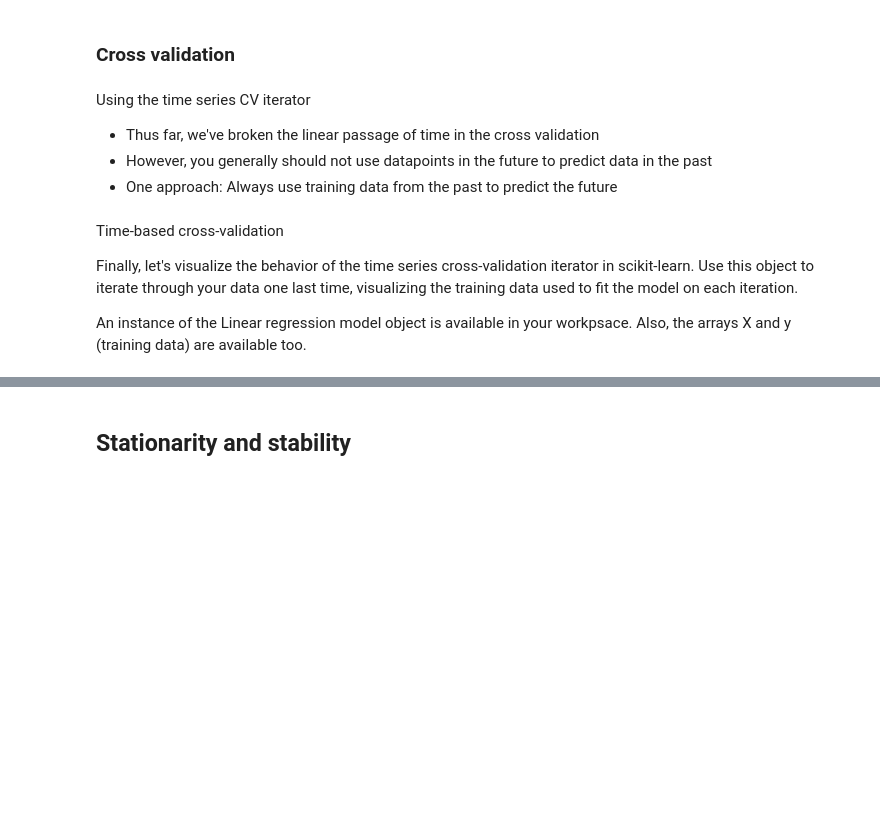
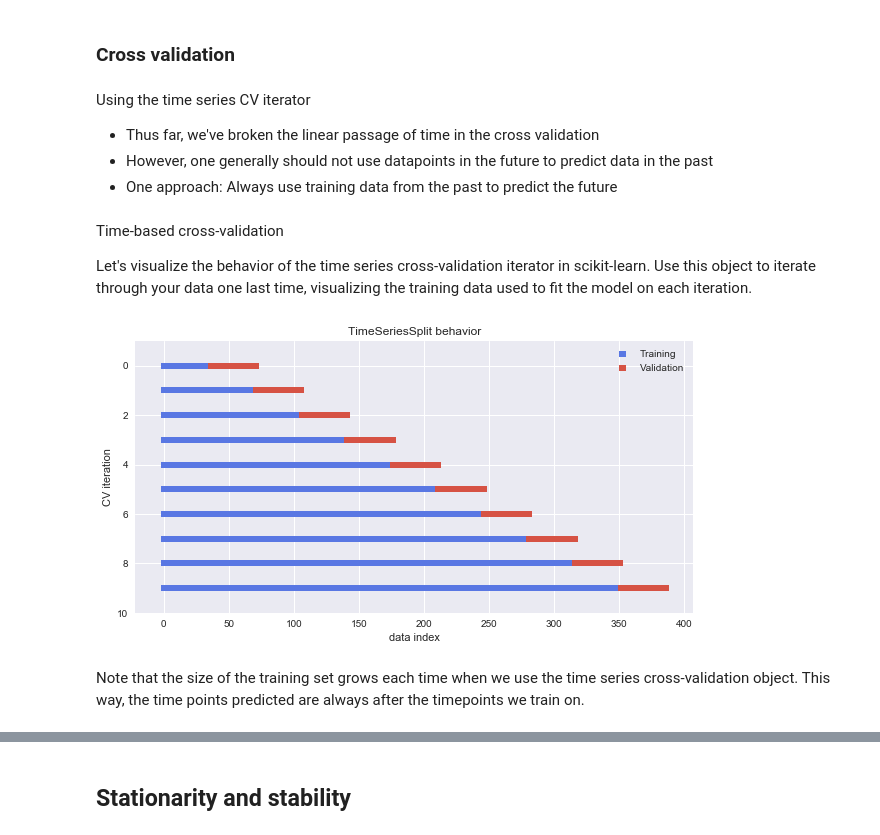
Before and after one commit to kaymal/ML-advanced, a Jupyter notebook: Time Series - ML.ipynb, the cells around one changed output, grey strips where cells are left out. Drawn from its saved outputs; the diff is of its cells as text; code cells hidden in the pictures; blank space fills up the shorter version.

```diff
--- a/Time Series - ML.ipynb
+++ b/Time Series - ML.ipynb
@@ -673,14 +685,35 @@ plt.show()
 Using the time series CV iterator
 
 - Thus far, we've broken the linear passage of time in the cross validation
-- However, you generally should not use datapoints in the future to predict data in the past
+- However, one generally should not use datapoints in the future to predict data in the past
 - One approach: Always use training data from the past to predict the future
 # %% [markdown]
 Time-based cross-validation
 
-Finally, let's visualize the behavior of the time series cross-validation iterator in scikit-learn. Use this object to iterate through your data one last time, visualizing the training data used to fit the model on each iteration.
-
-An instance of the Linear regression model object is available in your workpsace. Also, the arrays X and y (training data) are available too.
+Let's visualize the behavior of the time series cross-validation iterator in scikit-learn. Use this object to iterate through your data one last time, visualizing the training data used to fit the model on each iteration.
+# %%
+# Import and initialize the cross-validation iterator
+from sklearn.model_selection import TimeSeriesSplit
+
+cv = TimeSeriesSplit(n_splits=10)
+
+fig, ax = plt.subplots(figsize=(10, 5))
+
+for ii, (tr, tt) in enumerate(cv.split(X, y)):
+    # Plot training and test indices
+    l1 = ax.scatter(tr, [ii] * len(tr),
+                    c=[plt.cm.coolwarm(.1)],
+                    marker='_', lw=6)
+    l2 = ax.scatter(tt, [ii] * len(tt), c=[plt.cm.coolwarm(.9)],
+                    marker='_', lw=6)
+    ax.set(ylim=[10, -1],
+           title='TimeSeriesSplit behavior',
+           xlabel='data index', ylabel='CV iteration')
+    ax.legend([l1, l2], ['Training', 'Validation'])
+# %% [output]
+[figure, added]
+# %% [markdown]
+Note that the size of the training set grows each time when we use the time series cross-validation object. This way, the time points predicted are always after the timepoints we train on.
 # %%
 # Import TimeSeriesSplit
 from sklearn.model_selection import TimeSeriesSplit
```
Also changed, not shown: parts of 11 cells of this notebook.
